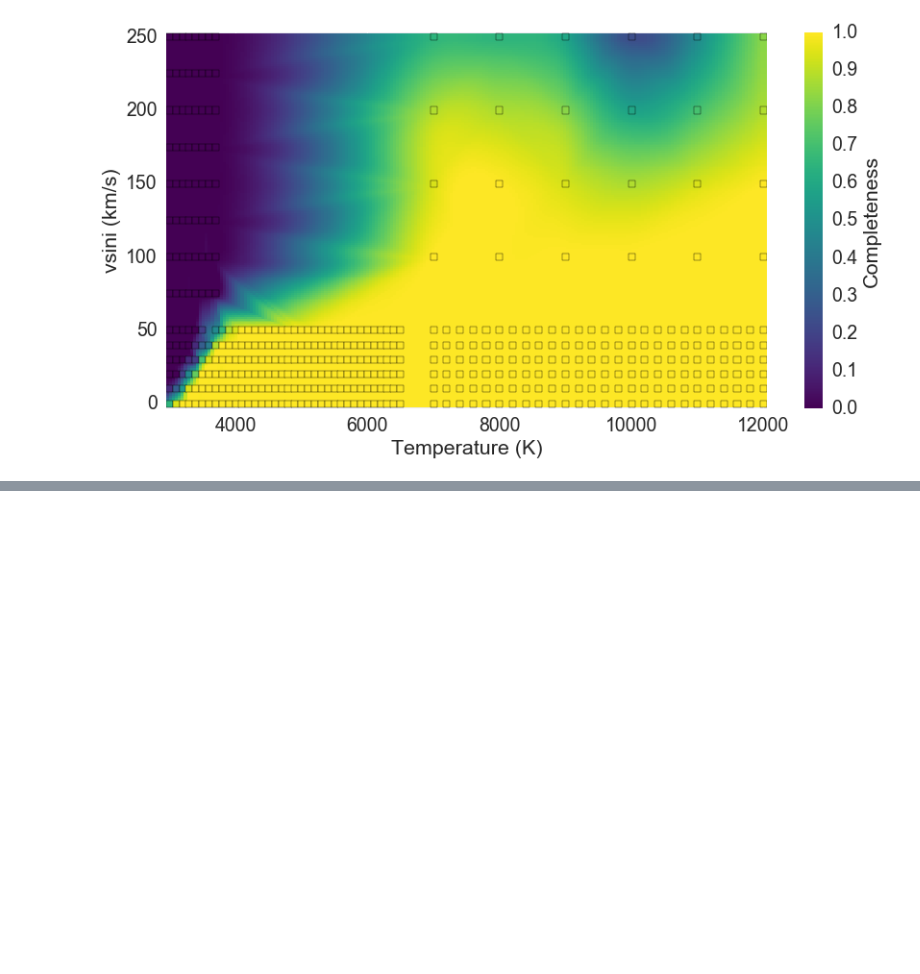
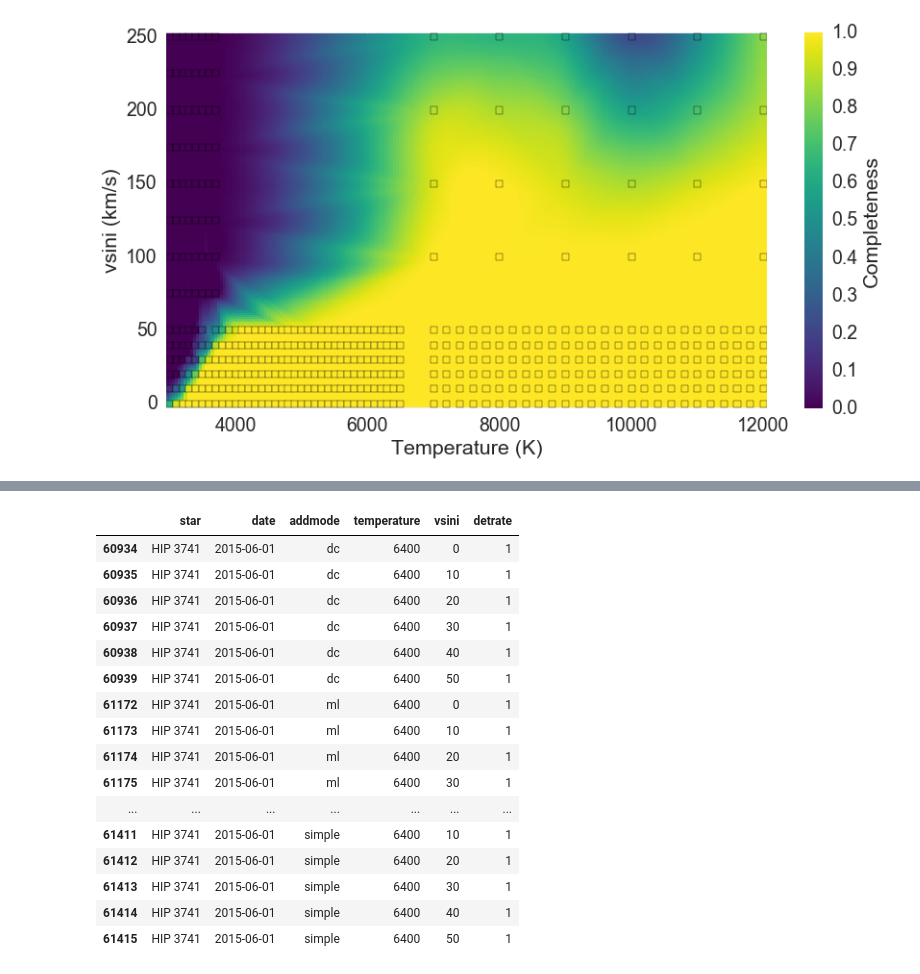
Before and after one commit to kgullikson88/BinaryInference, a Jupyter notebook: Completeness.ipynb, the cells around one changed output, grey strips where cells are left out. Saved outputs shown, nothing was run; the diff lists cells and outputs as text; code cells hidden in the pictures; blank space fills up the shorter version.

```diff
--- a/Completeness.ipynb
+++ b/Completeness.ipynb
@@ -454,0 +550,26 @@ for star in summary.star.unique():
+# %%
+summary = get_summary('CHIRON', reject_binary=False)
+bad_hipnums = (3741,70915,85922,22509,70915,71974,79005,93580,95619,103298,115115,85537,85922)
+bad_stars = ['HIP {}'.format(n) for n in bad_hipnums]
+bad_dates = ('20150601','20150309','20150322','20150414','20150424','20150225','20150309','20150404','20150406',
+             '20150513','20150521','20150315','20150322')
+bad_dates = ['{}-{}-{}'.format(d[:4], d[4:6], d[6:]) for d in bad_dates]
+summary.loc[(summary.star == bad_stars[0]) & (summary.date == bad_dates[0]) & (summary.temperature == 6400), ['star', 'date', 'addmode', 'temperature', 'vsini', 'detrate']]
+# %% [output]
+|  | star | date | addmode | temperature | vsini | detrate |
+| 60934 | HIP 3741 | 2015-06-01 | dc | 6400 | 0 | 1 |
+| 60935 | HIP 3741 | 2015-06-01 | dc | 6400 | 10 | 1 |
+| 60936 | HIP 3741 | 2015-06-01 | dc | 6400 | 20 | 1 |
+| 60937 | HIP 3741 | 2015-06-01 | dc | 6400 | 30 | 1 |
+| 60938 | HIP 3741 | 2015-06-01 | dc | 6400 | 40 | 1 |
+| 60939 | HIP 3741 | 2015-06-01 | dc | 6400 | 50 | 1 |
+| 61172 | HIP 3741 | 2015-06-01 | ml | 6400 | 0 | 1 |
+| 61173 | HIP 3741 | 2015-06-01 | ml | 6400 | 10 | 1 |
+| 61174 | HIP 3741 | 2015-06-01 | ml | 6400 | 20 | 1 |
+| 61175 | HIP 3741 | 2015-06-01 | ml | 6400 | 30 | 1 |
+| ... | ... | ... | ... | ... | ... | ... |
+| 61411 | HIP 3741 | 2015-06-01 | simple | 6400 | 10 | 1 |
+| 61412 | HIP 3741 | 2015-06-01 | simple | 6400 | 20 | 1 |
+| 61413 | HIP 3741 | 2015-06-01 | simple | 6400 | 30 | 1 |
+| 61414 | HIP 3741 | 2015-06-01 | simple | 6400 | 40 | 1 |
+| 61415 | HIP 3741 | 2015-06-01 | simple | 6400 | 50 | 1 |
```
Also changed, not shown: parts of 10 cells of this notebook.
